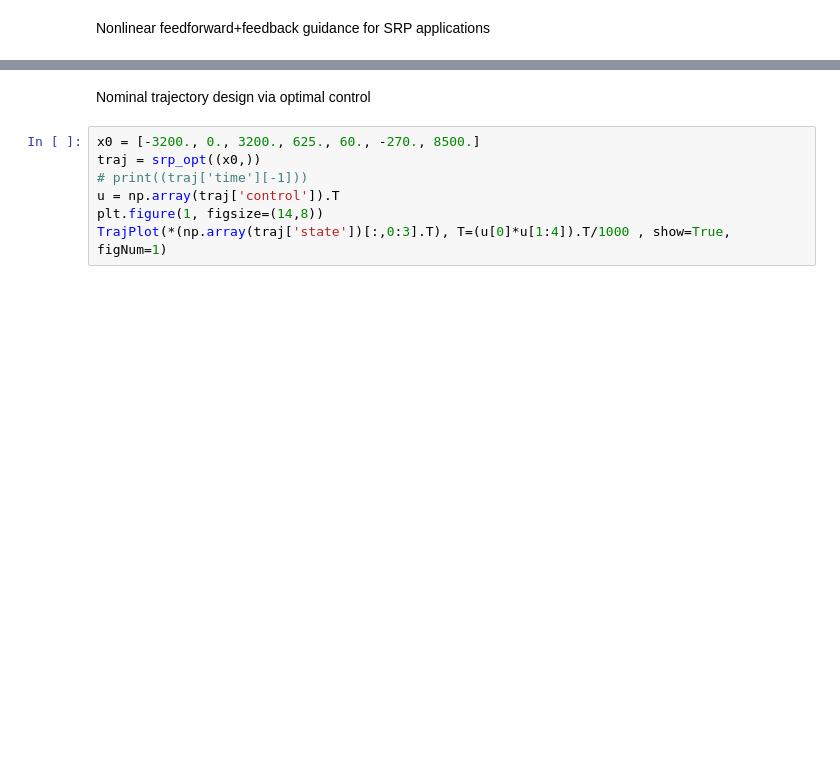
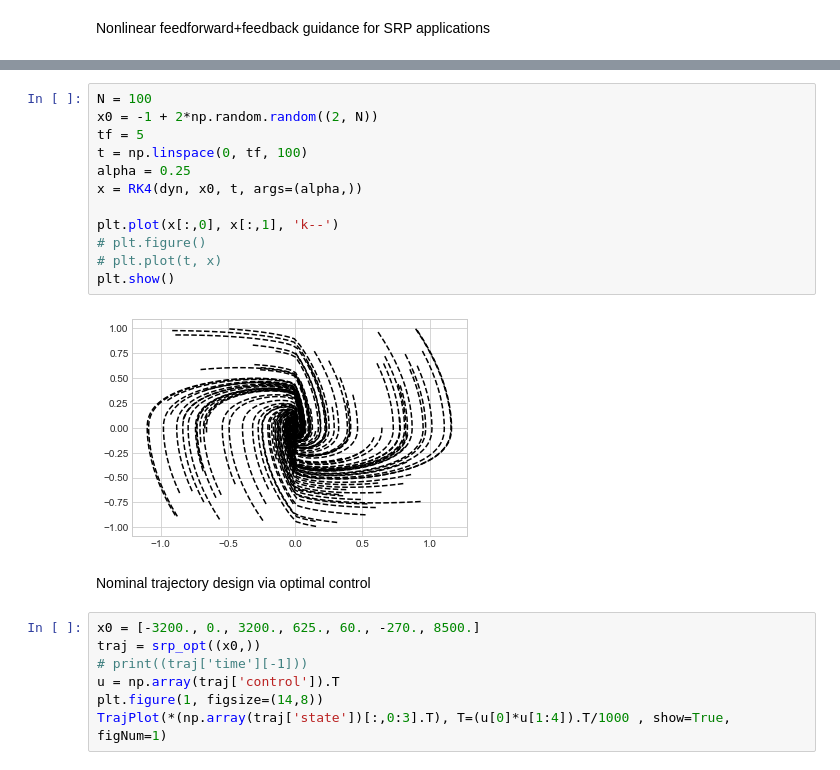
Before and after one commit to CDNoyes/EDL-Py, a Jupyter notebook: Feedback.ipynb, the cells around one changed output, grey strips where cells are left out. Saved outputs shown, nothing was run; the diff lists cells and outputs as text; blank space fills up the shorter version.

```diff
--- a/Feedback.ipynb
+++ b/Feedback.ipynb
@@ -15,3 +33,17 @@ ModuleNotFoundError: No module named 'matlab'
+# %%
+N = 100
+x0 = -1 + 2*np.random.random((2, N))
+tf = 5
+t = np.linspace(0, tf, 100)
+alpha = 0.25
+x = RK4(dyn, x0, t, args=(alpha,))
+
+plt.plot(x[:,0], x[:,1], 'k--')
+# plt.figure()
+# plt.plot(t, x)
+plt.show()
+# %% [output]
+[figure, added]
 # %% [markdown]
 Nominal trajectory design via optimal control
 # %%
```
Also changed, not shown: parts of 2 cells of this notebook, 3 other files.
